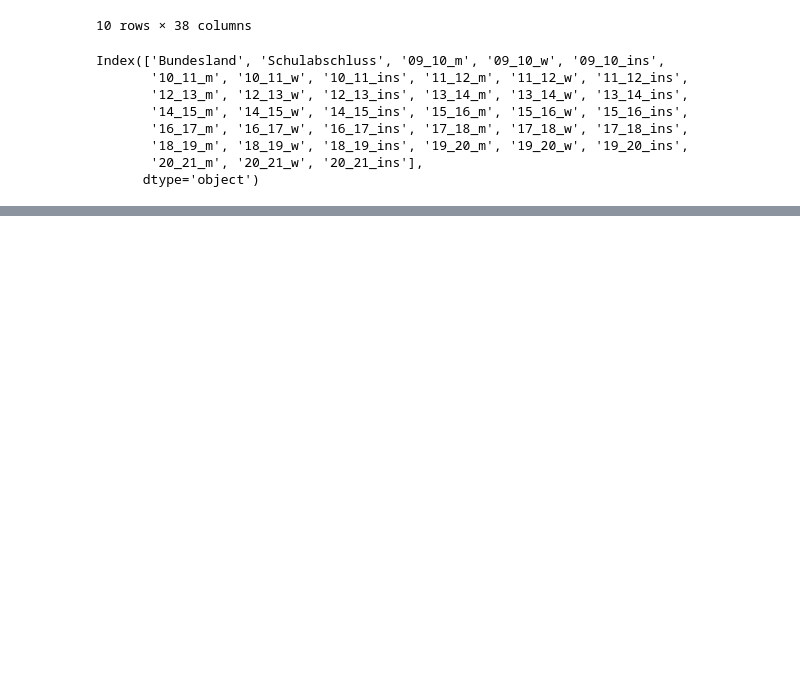
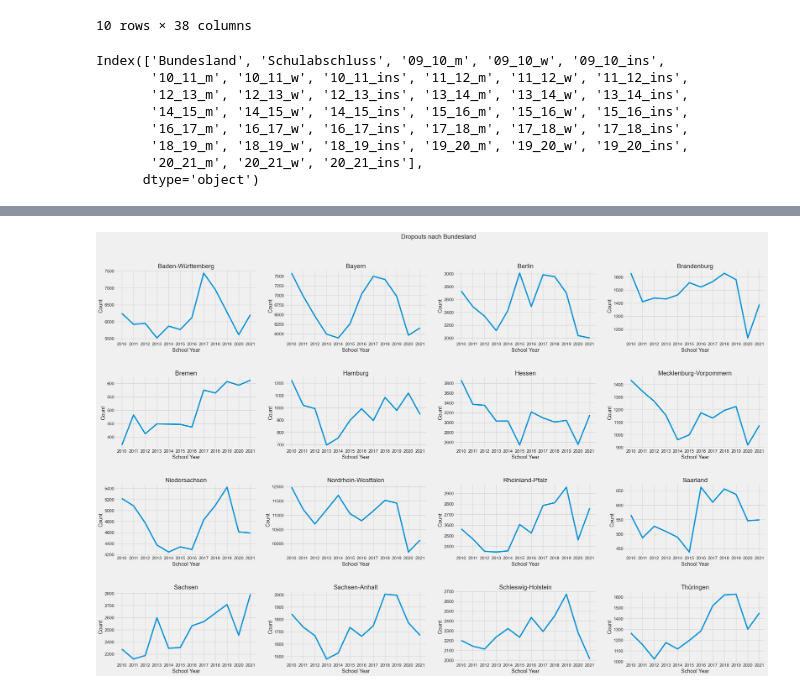
Before and after one commit to Stargazer-ger/capstone_project_hh_23_1, a Jupyter notebook: eda_schulform_gender.ipynb, the cells around one changed output, grey strips where cells are left out. Cells and saved outputs as stored; diff of their text form; code cells hidden in the pictures; blank space fills up the shorter version.

```diff
--- a/eda_schulform_gender.ipynb
+++ b/eda_schulform_gender.ipynb
@@ -104,0 +256,56 @@ plt.show()
+# %%
+# Dropouts nach BL
+
+bw_dropouts = df_insgesamt.iloc[0,2:14]
+bay_dropouts = df_insgesamt.iloc[6, 2:14]
+ber_dropouts = df_insgesamt.iloc[12, 2:14]
+bra_dropouts = df_insgesamt.iloc[18, 2:14]
+bre_dropouts = df_insgesamt.iloc[24, 2:14]
+hh_dropouts = df_insgesamt.iloc[30, 2:14]
+he_dropouts = df_insgesamt.iloc[36, 2:14]
+mvp_dropouts = df_insgesamt.iloc[42, 2:14]
+ni_dropouts = df_insgesamt.iloc[48, 2:14]
+nrw_dropouts = df_insgesamt.iloc[54, 2:14]
+rp_dropouts = df_insgesamt.iloc[60, 2:14]
+saar_dropouts = df_insgesamt.iloc[66, 2:14]
+sachs_dropouts = df_insgesamt.iloc[72, 2:14]
+sachs_an_dropouts = df_insgesamt.iloc[78, 2:14]
+sh_dropouts = df_insgesamt.iloc[84, 2:14]
+thue_dropouts = df_insgesamt.iloc[90, 2:14]
+# %%
+fig, axs = plt.subplots(4, 4, figsize=(30,20)) # create subplots on 2 rows and 3 columns
+plt.suptitle('Dropouts nach Bundesland', fontsize=20)
+fig.tight_layout() # tight_layout automatically adjusts subplot params so that the subplot(s) fits in to the figure area
+plt.subplots_adjust(hspace = .5, wspace = .2, top = .9) # adjusts the space between the single subplots
+
+datasets = [    {"state": "Baden-Württemberg", "data": bw_dropouts},
+                {"state": "Bayern", "data": bay_dropouts},
+                {"state": "Berlin", "data": ber_dropouts},
+                {"state": "Brandenburg", "data": bra_dropouts},
+                {"state": "Bremen", "data": bre_dropouts},
+                {"state": "Hamburg", "data": hh_dropouts},
+                {"state": "Hessen", "data": he_dropouts},
+                {"state": "Mecklenburg-Vorpommern", "data": mvp_dropouts},
+                {"state": "Niedersachsen", "data": ni_dropouts},
+                {"state": "Nordrhein-Westfalen", "data": nrw_dropouts},
+                {"state": "Rheinland-Pfalz", "data": rp_dropouts},
+                {"state": "Saarland", "data": saar_dropouts},
+                {"state": "Sachsen", "data": sachs_dropouts},
+                {"state": "Sachsen-Anhalt", "data": sachs_an_dropouts},
+                {"state": "Schleswig-Holstein", "data": sh_dropouts},
+                {"state": "Thüringen", "data": thue_dropouts},]
+
+
+for i, dataset in enumerate(datasets):
+    row = i // 4
+    col = i % 4
+
+    axs[row, col].plot(dataset["data"])
+    axs[row, col].set_title(dataset["state"])
+    axs[row, col].set_xlabel("School Year")
+    axs[row, col].set_ylabel("Count")
+    axs[row, col].tick_params(axis='x', rotation=0)
+
+plt.show()
+# %% [output]
+[figure, added]
```
Also changed, not shown: parts of 15 cells of this notebook, 1 other file.
